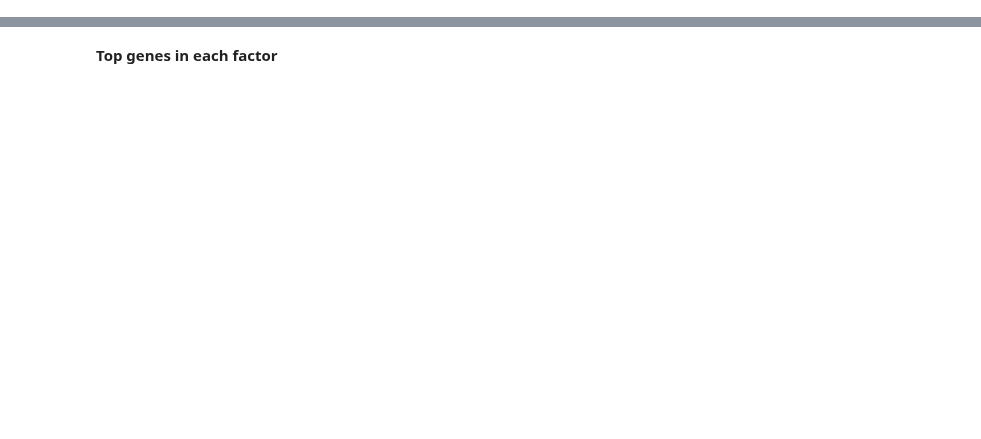
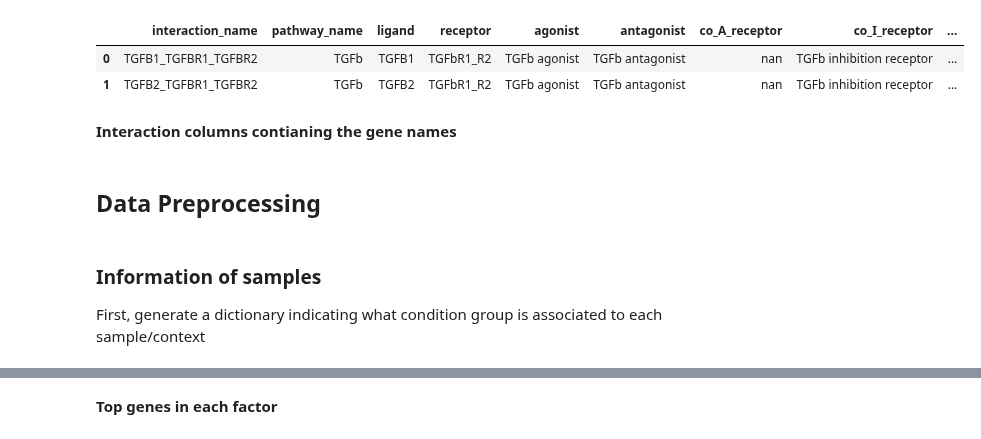
Before and after one commit to earmingol/cell2cell, a Jupyter notebook: examples/tensor_cell2cell/GPU-Example.ipynb, the cells around one changed output, grey strips where cells are left out. Saved outputs shown, nothing was run; the diff lists cells and outputs as text; code cells hidden in the pictures; blank space fills up the shorter version.

```diff
--- a/examples/tensor_cell2cell/GPU-Example.ipynb
+++ b/examples/tensor_cell2cell/GPU-Example.ipynb
@@ -47,0 +84,11 @@ tensor = c2c.io.read_data.load_variable_with_pickle(data_folder + '/PreBuiltTens
+# %%
+lr_pairs = pd.read_csv('https://raw.githubusercontent.com/LewisLabUCSD/Ligand-Receptor-Pairs/master/Human/Human-2020-Jin-LR-pairs.csv')
+lr_pairs = lr_pairs.astype(str)
+# %%
+lr_pairs.head(2)
+# %% [output]
+|  | interaction_name | pathway_name | ligand | receptor | agonist | antagonist | co_A_receptor | co_I_receptor | ... |
+| 0 | TGFB1_TGFBR1_TGFBR2 | TGFb | TGFB1 | TGFbR1_R2 | TGFb agonist | TGFb antagonist | nan | TGFb inhibition receptor | ... |
+| 1 | TGFB2_TGFBR1_TGFBR2 | TGFb | TGFB2 | TGFbR1_R2 | TGFb agonist | TGFb antagonist | nan | TGFb inhibition receptor | ... |
+# %% [markdown]
+**Interaction columns contianing the gene names**
@@ -47,0 +97,5 @@ tensor = c2c.io.read_data.load_variable_with_pickle(data_folder + '/PreBuiltTens
+# %% [markdown]
+## Data Preprocessing
+# %% [markdown]
+### Information of samples
+First, generate a dictionary indicating what condition group is associated to each sample/context
```
Also changed, not shown: parts of 56 cells of this notebook.
